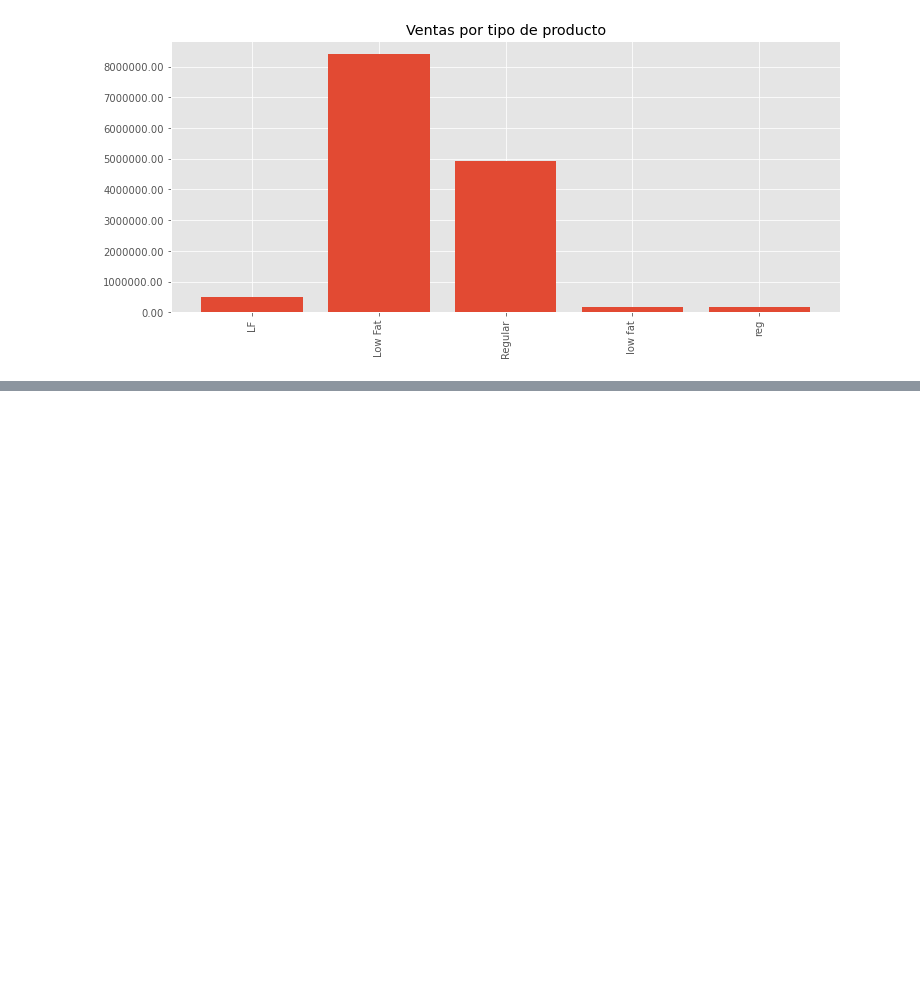
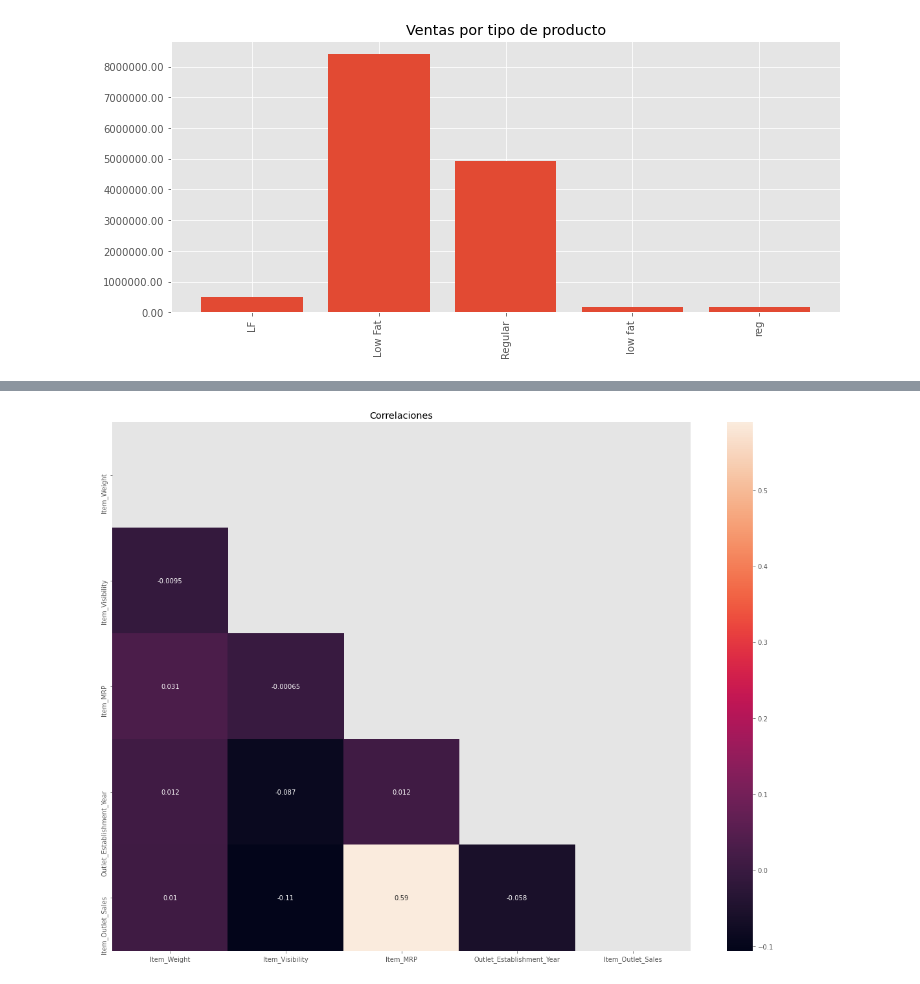
Before and after one commit to Ricardo-Bautista-H/Bigmart-Sales-Predictions, a Jupyter notebook: Predicción_Ventas.ipynb, the cells around one changed output, grey strips where cells are left out. Cells and saved outputs as stored; diff of their text form; code cells hidden in the pictures; blank space fills up the shorter version.

```diff
--- a/Predicción_Ventas.ipynb
+++ b/Predicción_Ventas.ipynb
@@ -255,0 +290,12 @@ ax.yaxis.set_major_formatter(matplotlib.ticker.FormatStrFormatter("%.2f"))
+# %%
+plt.rcParams['figure.figsize'] = (20, 15)
+
+data_corr = df.corr()
+
+mask = np.triu(np.ones_like(data_corr, dtype=bool))
+
+sns.heatmap(data_corr, annot = True, mask=mask)
+plt.title('Correlaciones')
+plt.show()
+# %% [output]
+[figure, added]
```
Also changed, not shown: parts of 13 cells of this notebook.
